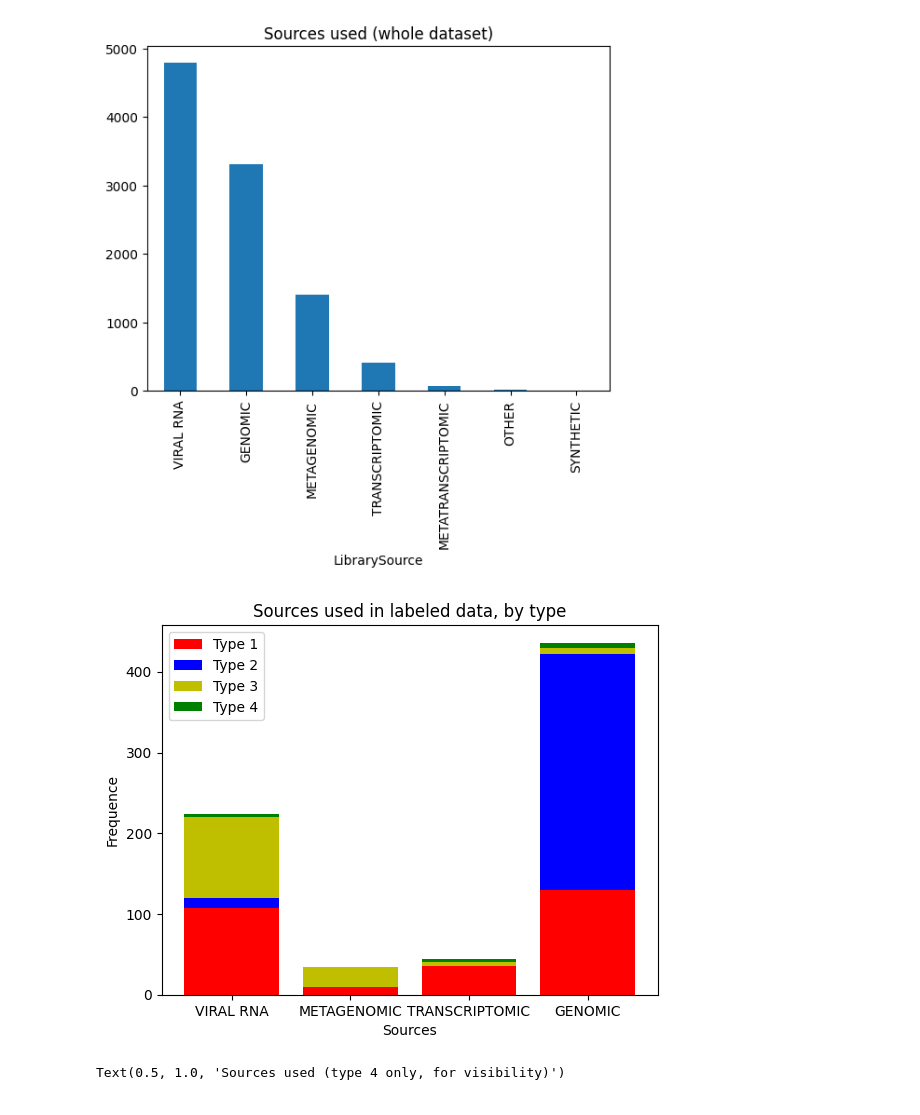
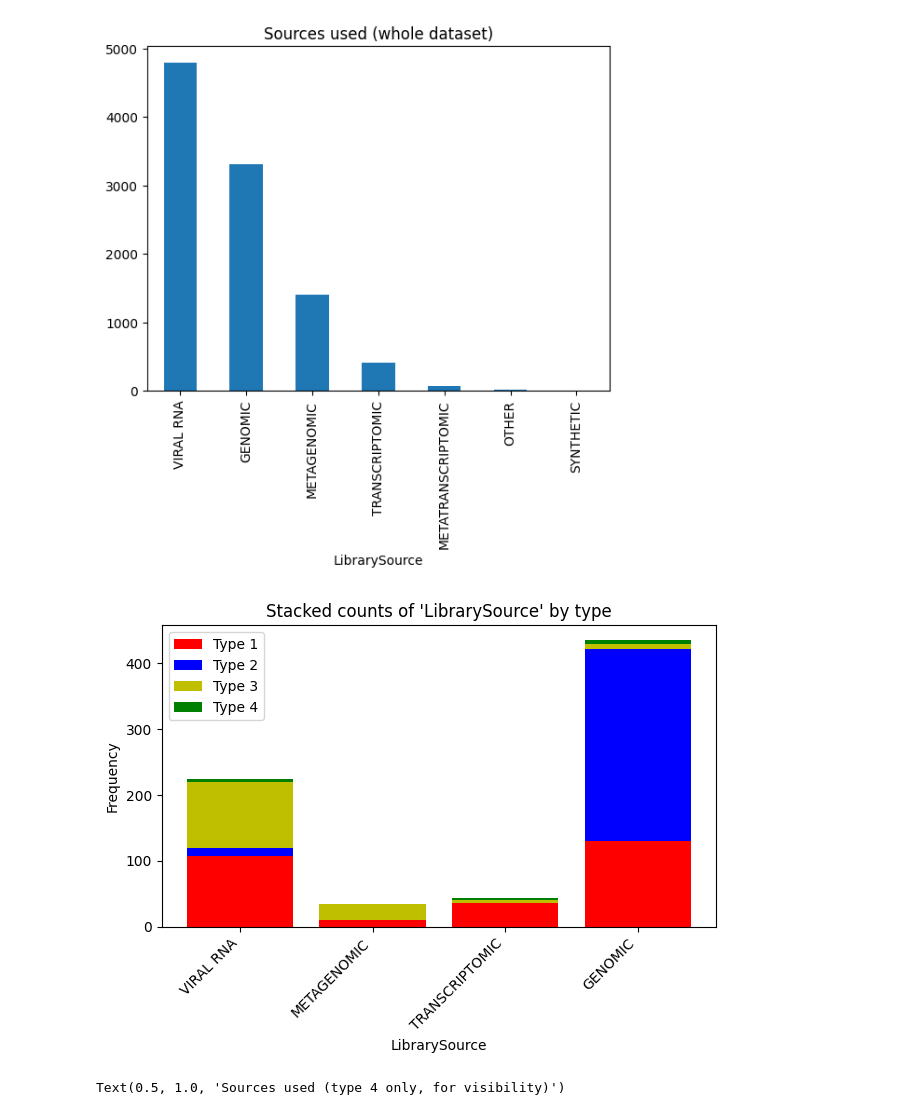
Before and after one commit to Fossam40/DENV-dataAnalysis, a Jupyter notebook: sampleStatistics.ipynb, the cells around one changed output. Saved outputs shown, nothing was run; the diff lists cells and outputs as text; code cells hidden in the pictures.

```diff
--- a/sampleStatistics.ipynb
+++ b/sampleStatistics.ipynb
@@ -121,24 +159,10 @@ plt.title("Sources used (whole dataset)")
 # %% [output]
 Text(0.5, 1.0, 'Sources used (whole dataset)')
 [figure]
-# %%
-distinctSources = labeled["LibrarySource"].unique()
-type1_sources = np.array([type1[type1.LibrarySource == i].shape[0] for i in distinctSources])
-type2_sources = np.array([type2[type2.LibrarySource == i].shape[0] for i in distinctSources])
-type3_sources = np.array([type3[type3.LibrarySource == i].shape[0] for i in distinctSources])
-type4_sources = np.array([type4[type4.LibrarySource == i].shape[0] for i in distinctSources])
-
-plt.bar(distinctSources, type1_sources, color='r')
-plt.bar(distinctSources, type2_sources, bottom=type1_sources, color='b')
-plt.bar(distinctSources, type3_sources, bottom=type1_sources+type2_sources, color='y')
-plt.bar(distinctSources, type4_sources, bottom=type1_sources + type2_sources+type3_sources, color='g')
-plt.xlabel("Sources")
-plt.ylabel("Frequence")
-plt.legend(["Type 1", "Type 2", "Type 3", "Type 4"])
-plt.title("Sources used in labeled data, by type")
-plt.show()
-# %% [output]
-[figure, removed]
+# %%
+plot_by_column("LibrarySource")
+# %% [output]
+[figure, added]
 # %%
 type4["LibrarySource"].value_counts().plot(kind = 'bar')
 plt.title("Sources used (type 4 only, for visibility)")
```
Also changed, not shown: parts of 20 cells of this notebook.
